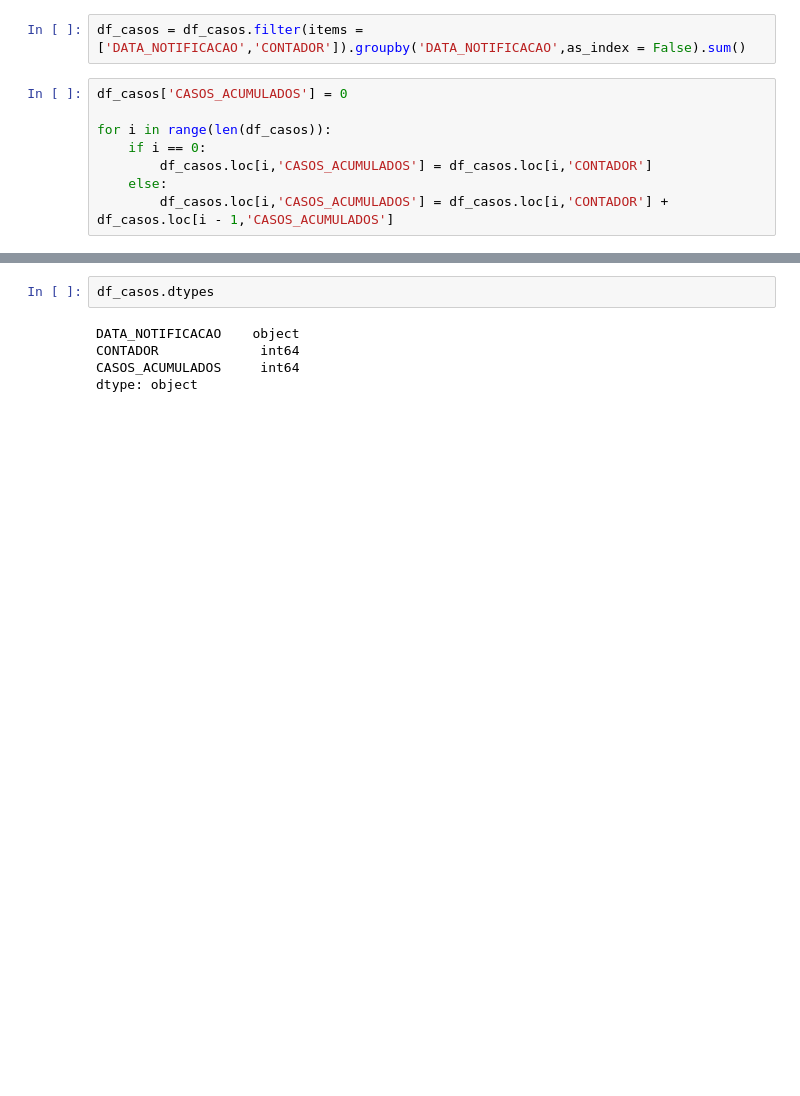
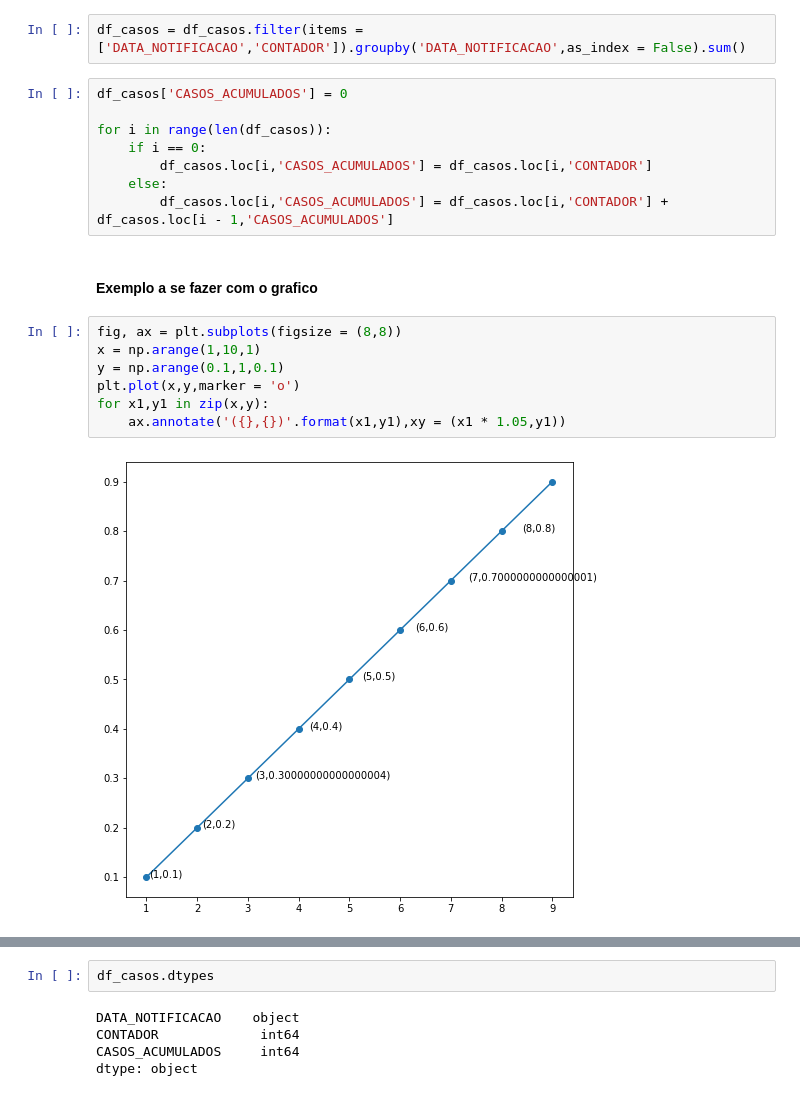
Before and after one commit to HelioLeoes/Casos-covid-MG, a Jupyter notebook: Casos_of_MG.ipynb, the cells around one changed output, grey strips where cells are left out. Drawn from its saved outputs; the diff is of its cells as text; blank space fills up the shorter version.

```diff
--- a/Casos_of_MG.ipynb
+++ b/Casos_of_MG.ipynb
@@ -38,4 +39,15 @@ for i in range(len(df_casos)):
         df_casos.loc[i,'CASOS_ACUMULADOS'] = df_casos.loc[i,'CONTADOR']
     else:
         df_casos.loc[i,'CASOS_ACUMULADOS'] = df_casos.loc[i,'CONTADOR'] + df_casos.loc[i - 1,'CASOS_ACUMULADOS']
+# %% [markdown]
+#### Exemplo a se fazer com o grafico
+# %%
+fig, ax = plt.subplots(figsize = (8,8))
+x = np.arange(1,10,1)
+y = np.arange(0.1,1,0.1)
+plt.plot(x,y,marker = 'o')
+for x1,y1 in zip(x,y):
+    ax.annotate('({},{})'.format(x1,y1),xy = (x1 * 1.05,y1))
+# %% [output]
+[figure, added]
 # %%
```
Also changed, not shown: parts of 4 cells of this notebook.
